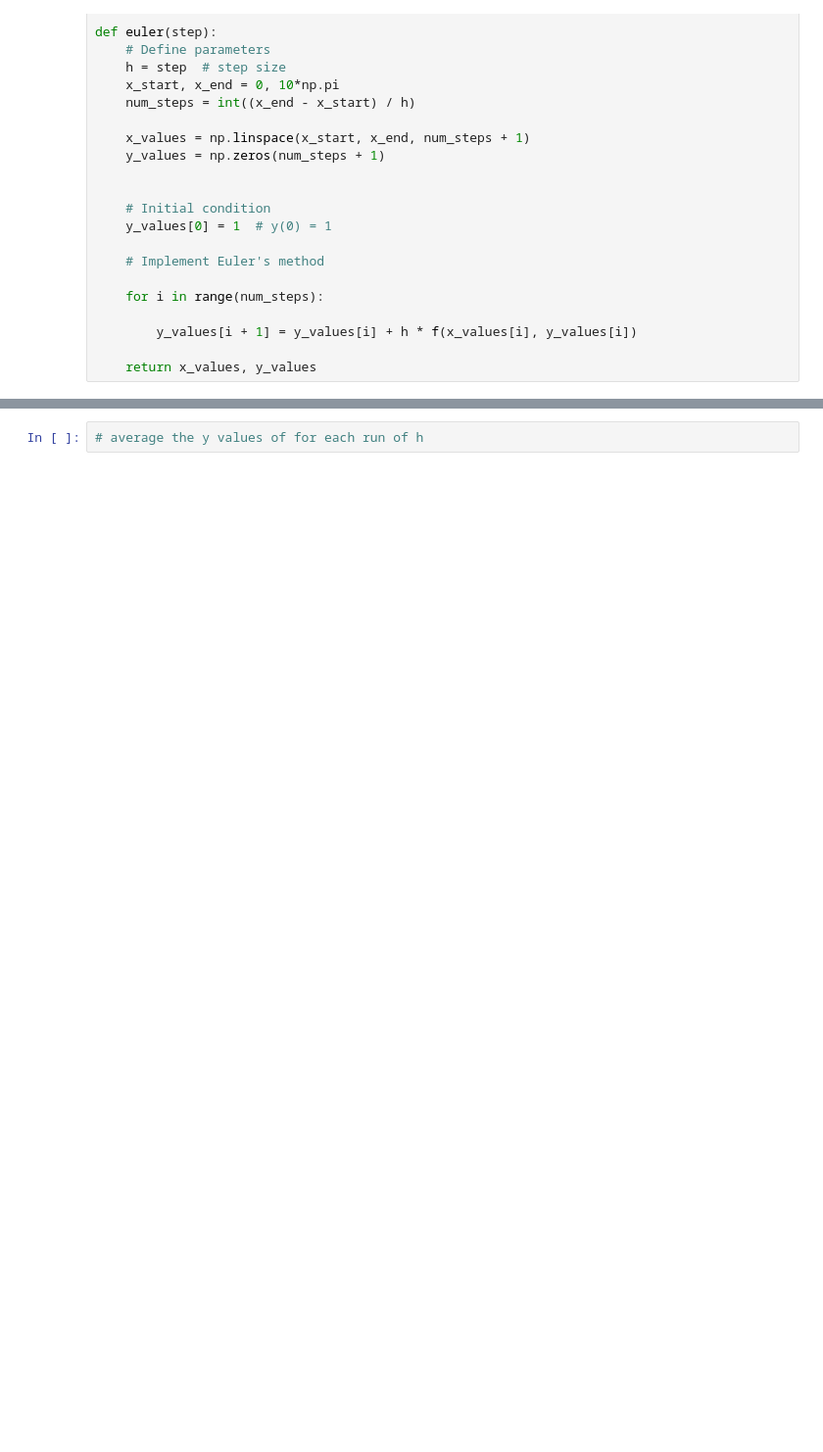
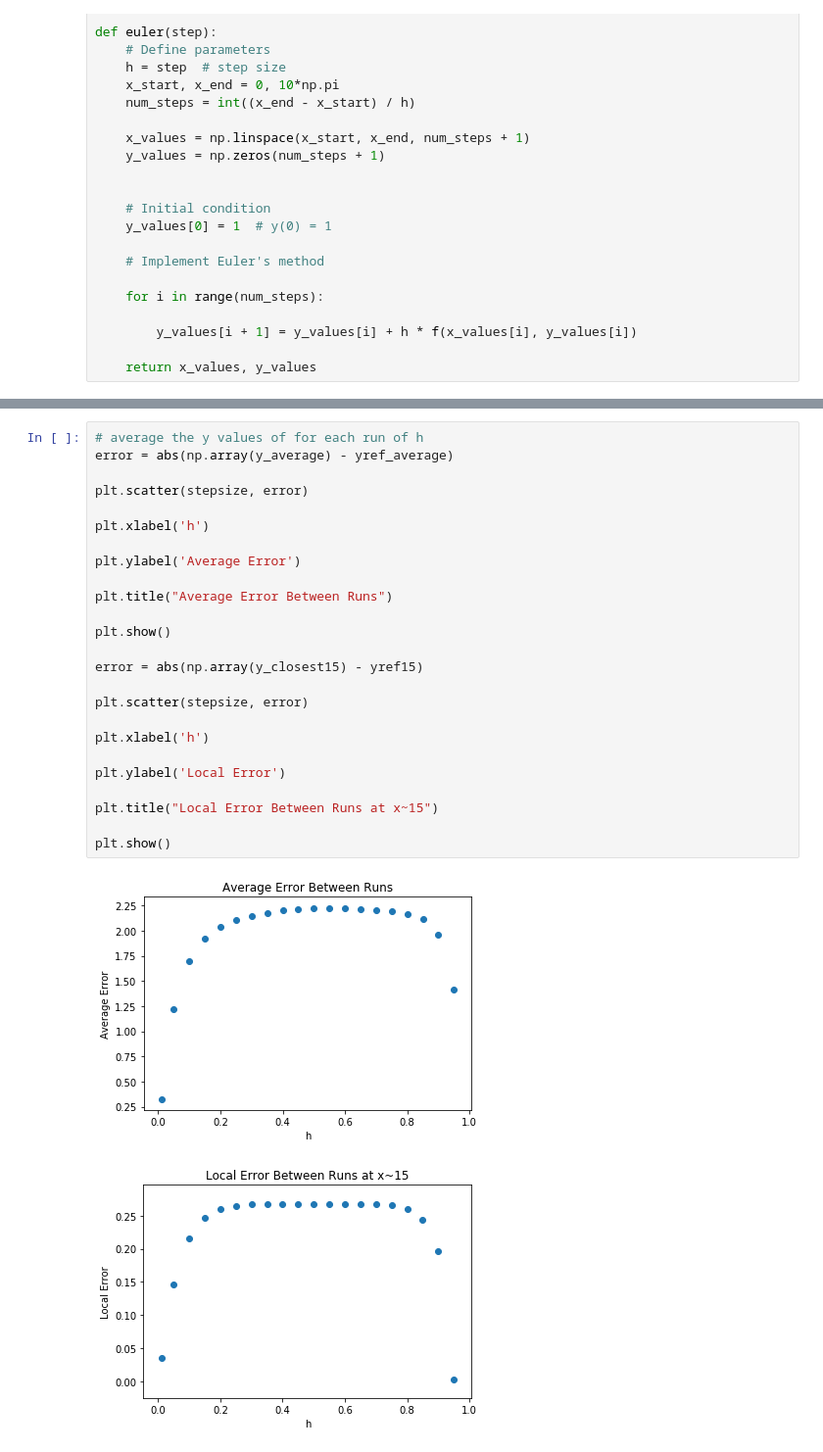
Before and after one commit to rithikabakshi/coe311k, a Jupyter notebook: homework/rb49258-HW7.ipynb, the cells around one changed output, grey strips where cells are left out. Shown at 98% size. Drawn from its saved outputs; the diff is of its cells as text; blank space fills up the shorter version.

```diff
--- a/homework/rb49258-HW7.ipynb
+++ b/homework/rb49258-HW7.ipynb
@@ -76,2 +69,28 @@ Total accumulated error: 43.18818189
-# %%
-# average the y values of for each run of h
+# %%
+# average the y values of for each run of h
+error = abs(np.array(y_average) - yref_average)
+
+plt.scatter(stepsize, error)
+
+plt.xlabel('h')
+
+plt.ylabel('Average Error')
+
+plt.title("Average Error Between Runs")
+
+plt.show()
+
+error = abs(np.array(y_closest15) - yref15)
+
+plt.scatter(stepsize, error)
+
+plt.xlabel('h')
+
+plt.ylabel('Local Error')
+
+plt.title("Local Error Between Runs at x~15")
+
+plt.show()
+# %% [output]
+[figure, added]
+[figure, added]
```
Also changed, not shown: parts of 2 cells of this notebook.
